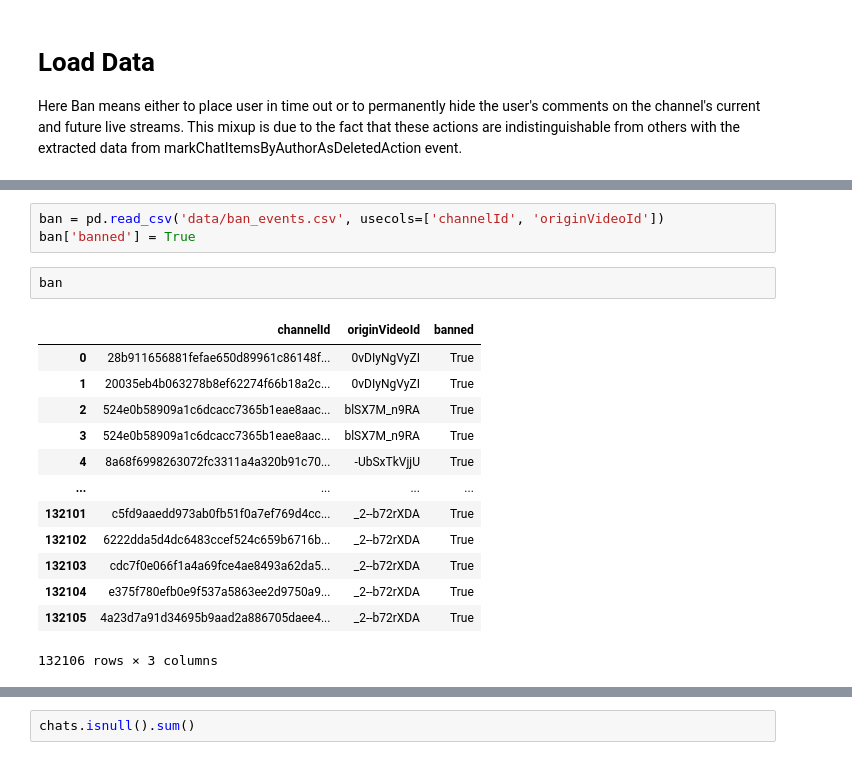
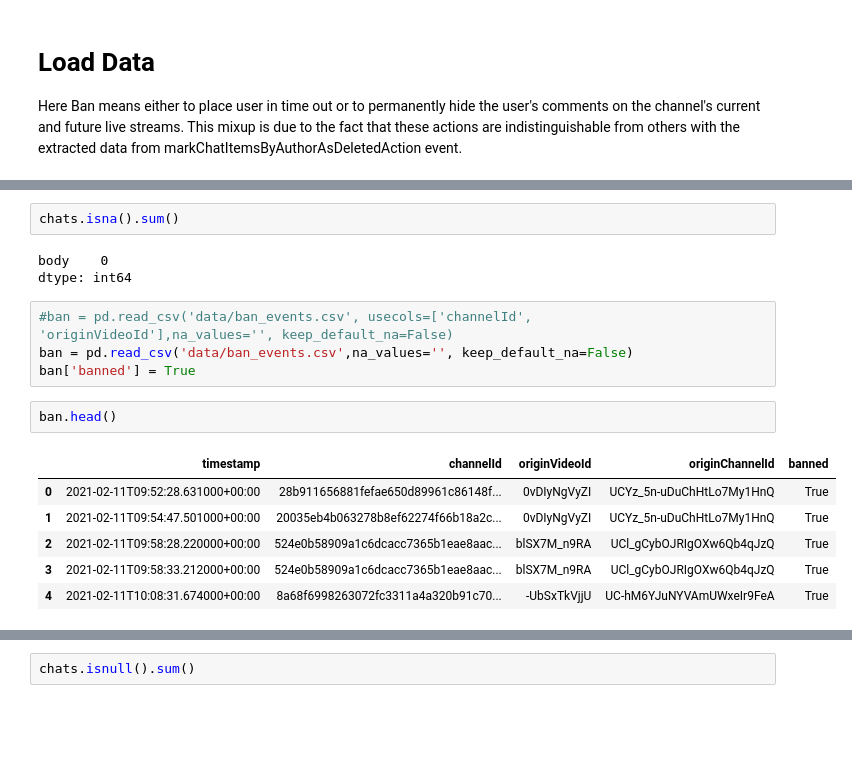
Before and after one commit to gintoniccc/dm_final_project, a Jupyter notebook: dm_final_data_exploration.ipynb, the cells around one changed output, grey strips where cells are left out. Cells and saved outputs as stored; diff of their text form; blank space fills up the shorter version.

```diff
--- a/dm_final_data_exploration.ipynb
+++ b/dm_final_data_exploration.ipynb
@@ -39,22 +24,21 @@ chats
+# %%
+chats.isna().sum()
+# %% [output]
+body    0
+dtype: int64
 # %%
-ban = pd.read_csv('data/ban_events.csv', usecols=['channelId', 'originVideoId'])
+#ban = pd.read_csv('data/ban_events.csv', usecols=['channelId', 'originVideoId'],na_values='', keep_default_na=False)
+ban = pd.read_csv('data/ban_events.csv',na_values='', keep_default_na=False)
 ban['banned'] = True
 # %%
-ban
+ban.head()
 # %% [output]
-|  | channelId | originVideoId | banned |
-| 0 | 28b911656881fefae650d89961c86148f... | 0vDIyNgVyZI | True |
-| 1 | 20035eb4b063278b8ef62274f66b18a2c... | 0vDIyNgVyZI | True |
-| 2 | 524e0b58909a1c6dcacc7365b1eae8aac... | blSX7M_n9RA | True |
-| 3 | 524e0b58909a1c6dcacc7365b1eae8aac... | blSX7M_n9RA | True |
-| 4 | 8a68f6998263072fc3311a4a320b91c70... | -UbSxTkVjjU | True |
-| ... | ... | ... | ... |
-| 132101 | c5fd9aaedd973ab0fb51f0a7ef769d4cc... | _2--b72rXDA | True |
-| 132102 | 6222dda5d4dc6483ccef524c659b6716b... | _2--b72rXDA | True |
-| 132103 | cdc7f0e066f1a4a69fce4ae8493a62da5... | _2--b72rXDA | True |
-| 132104 | e375f780efb0e9f537a5863ee2d9750a9... | _2--b72rXDA | True |
-| 132105 | 4a23d7a91d34695b9aad2a886705daee4... | _2--b72rXDA | True |
+|  | timestamp | channelId | originVideoId | originChannelId | banned |
+| 0 | 2021-02-11T09:52:28.631000+00:00 | 28b911656881fefae650d89961c86148f... | 0vDIyNgVyZI | UCYz_5n-uDuChHtLo7My1HnQ | True |
+| 1 | 2021-02-11T09:54:47.501000+00:00 | 20035eb4b063278b8ef62274f66b18a2c... | 0vDIyNgVyZI | UCYz_5n-uDuChHtLo7My1HnQ | True |
+| 2 | 2021-02-11T09:58:28.220000+00:00 | 524e0b58909a1c6dcacc7365b1eae8aac... | blSX7M_n9RA | UCl_gCybOJRIgOXw6Qb4qJzQ | True |
+| 3 | 2021-02-11T09:58:33.212000+00:00 | 524e0b58909a1c6dcacc7365b1eae8aac... | blSX7M_n9RA | UCl_gCybOJRIgOXw6Qb4qJzQ | True |
+| 4 | 2021-02-11T10:08:31.674000+00:00 | 8a68f6998263072fc3311a4a320b91c70... | -UbSxTkVjjU | UC-hM6YJuNYVAmUWxeIr9FeA | True |
-132106 rows × 3 columns
 # %%
 # Merge banned data
 chats = pd.merge(chats, ban, on=['channelId', 'originVideoId'], how='left')
```
Also changed, not shown: parts of 19 cells of this notebook, 5 other files.
